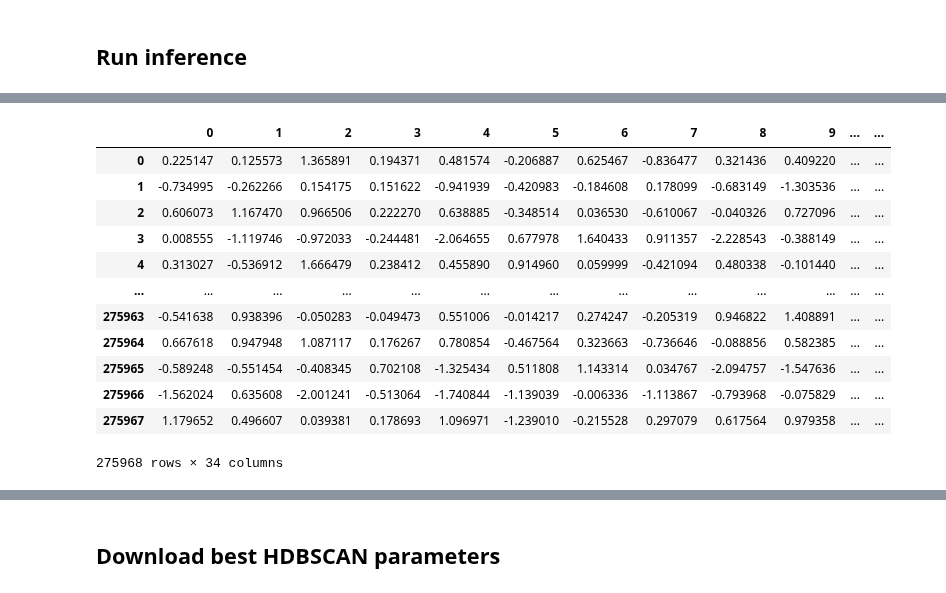
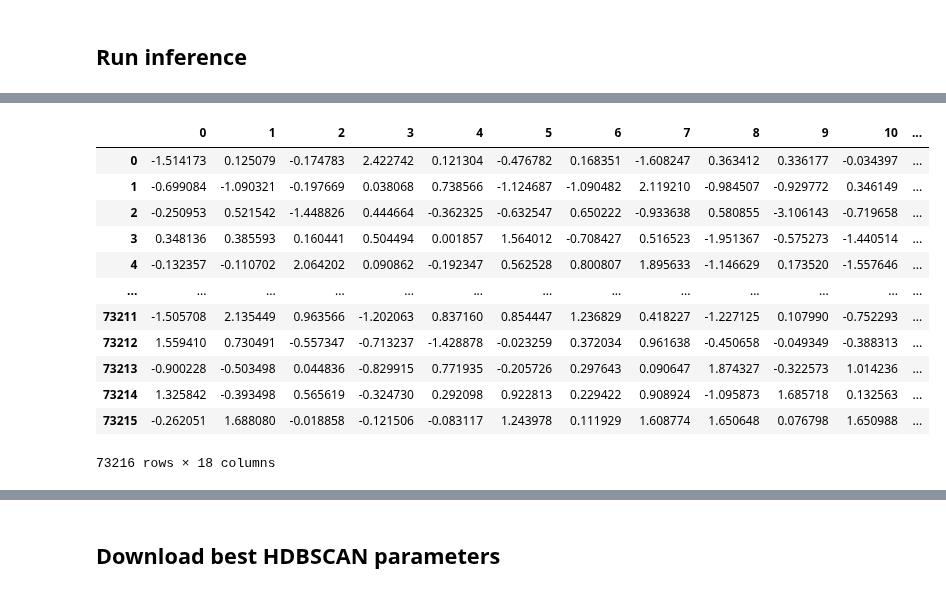
Before and after one commit to hits-sdo/hits-sdo-similaritysearch, a Jupyter notebook: search_byol/byol_index_retrieval_pl.ipynb, the cells around one changed output, grey strips where cells are left out. Saved outputs shown, nothing was run; the diff lists cells and outputs as text; code cells hidden in the pictures.

```diff
--- a/search_byol/byol_index_retrieval_pl.ipynb
+++ b/search_byol/byol_index_retrieval_pl.ipynb
@@ -205,9 +210,13 @@ wandb: Appending key for api.wandb.ai to your netrc file: /root/.netrc
 
 # Multiwavelength r:211 g:193 b:171
 # data_type = 'r:211 g:193 b:171'
-data_type = 'r:211 g:193 b:171 extended'
-data_path = '/content/AIA211_193_171_Miniset'
+# data_type = 'r:211 g:193 b:171 extended'
+# data_path = '/content/AIA211_193_171_Miniset'
 # data_path = 'D:/Mis Documentos/AAResearch/SEARCH/hits-sdo-downloader/AIA211_193_171_Miniset_combined/AIA211_193_171_Miniset'
+
+# Multiwavelength r:211 g:193 b:171 256x256
+data_type = 'r:211 g:193 b:171 256x256'
+data_path = '/content/AIA211_193_171_256x256'
 
 # Multiwavelength r:304 g:211 b:171
 # data_type = 'r:304 g:211 b:171'
@@ -232,8 +241,8 @@ loss = 'contrast'   # 'contrast' or 'cos'
 learning_rate = 0.1
 cosine_scheduler_start = .1
 cosine_scheduler_end = 1.0
-projection_size = 32
-prediction_size = 32
+projection_size = 16
+prediction_size = 16
 
 notes = ""
 name = f"{initial}-ds{data_stride}_bs{batch_size}_lr{learning_rate}_{augmentation}aug_ss{cosine_scheduler_start}_se{cosine_scheduler_end}_pjs{projection_size}_pds{prediction_size}_{loss}"
@@ -335,8 +344,8 @@ class BYOL(pl.LightningModule):
 # %% [markdown]
 ## Download and load checkpoint
 # %%
-run_path = 'search-byol/search-byol-for_real/a01y9vut'
-checkpoint = 'AMJ-ds1_bs512_lr0.1_doubleaug_ss0.1_se1.0_pjs32_pds32_contrast_.pt'
+run_path = 'search-byol/search-byol-for_real/bmq5wt8g'
+checkpoint = 'MT-ds1_bs64_lr0.1_doubleaug_ss0.1_se1.0_pjs16_pds16_contrast_.pt'
 best_model = wandb.restore(checkpoint, run_path=run_path)
 # %%
 model = BYOL(lr=learning_rate, projection_size=projection_size, prediction_size=prediction_size, cosine_scheduler_start=cosine_scheduler_start, cosine_scheduler_end=cosine_scheduler_end, loss=loss)
@@ -409,10 +421,10 @@ embeddings_index
 # %%
 # Select random embedding
-embeddings_index.iloc[:,:32].values
+embeddings_index.iloc[:,:16].values
 query_index = np.random.choice(embeddings_index.shape[0], size=1)
-query_embedding = embeddings_index.iloc[query_index,:32]
+query_embedding = embeddings_index.iloc[query_index,:16]
 
 print(query_embedding.shape)
-print(embeddings_index.iloc[:,:32].values.shape)
+print(embeddings_index.iloc[:,:16].values)
 print(embeddings_index.shape)
 # %% [output]
@@ -424,22 +448,22 @@ print(embeddings_index.shape)
 from sklearn.metrics.pairwise import cosine_similarity
 # %%
 # Calculate cosine sim on all embeddings compared to query_embedding
-embeddings_index['cosine_similarity'] = cosine_similarity(embeddings_index.iloc[:,:32].values, query_embedding)
+embeddings_index['cosine_similarity'] = cosine_similarity(embeddings_index.iloc[:,:16].values, query_embedding)
 embeddings_index
 # %% [output]
-|  | 0 | 1 | 2 | 3 | 4 | 5 | 6 | 7 | 8 | 9 | ... | ... |
-| 0 | 0.225147 | 0.125573 | 1.365891 | 0.194371 | 0.481574 | -0.206887 | 0.625467 | -0.836477 | 0.321436 | 0.409220 | ... | ... |
-| 1 | -0.734995 | -0.262266 | 0.154175 | 0.151622 | -0.941939 | -0.420983 | -0.184608 | 0.178099 | -0.683149 | -1.303536 | ... | ... |
-| 2 | 0.606073 | 1.167470 | 0.966506 | 0.222270 | 0.638885 | -0.348514 | 0.036530 | -0.610067 | -0.040326 | 0.727096 | ... | ... |
-| 3 | 0.008555 | -1.119746 | -0.972033 | -0.244481 | -2.064655 | 0.677978 | 1.640433 | 0.911357 | -2.228543 | -0.388149 | ... | ... |
-| 4 | 0.313027 | -0.536912 | 1.666479 | 0.238412 | 0.455890 | 0.914960 | 0.059999 | -0.421094 | 0.480338 | -0.101440 | ... | ... |
+|  | 0 | 1 | 2 | 3 | 4 | 5 | 6 | 7 | 8 | 9 | 10 | ... |
+| 0 | -1.514173 | 0.125079 | -0.174783 | 2.422742 | 0.121304 | -0.476782 | 0.168351 | -1.608247 | 0.363412 | 0.336177 | -0.034397 | ... |
+| 1 | -0.699084 | -1.090321 | -0.197669 | 0.038068 | 0.738566 | -1.124687 | -1.090482 | 2.119210 | -0.984507 | -0.929772 | 0.346149 | ... |
+| 2 | -0.250953 | 0.521542 | -1.448826 | 0.444664 | -0.362325 | -0.632547 | 0.650222 | -0.933638 | 0.580855 | -3.106143 | -0.719658 | ... |
+| 3 | 0.348136 | 0.385593 | 0.160441 | 0.504494 | 0.001857 | 1.564012 | -0.708427 | 0.516523 | -1.951367 | -0.575273 | -1.440514 | ... |
+| 4 | -0.132357 | -0.110702 | 2.064202 | 0.090862 | -0.192347 | 0.562528 | 0.800807 | 1.895633 | -1.146629 | 0.173520 | -1.557646 | ... |
 | ... | ... | ... | ... | ... | ... | ... | ... | ... | ... | ... | ... | ... |
-| 275963 | -0.541638 | 0.938396 | -0.050283 | -0.049473 | 0.551006 | -0.014217 | 0.274247 | -0.205319 | 0.946822 | 1.408891 | ... | ... |
-| 275964 | 0.667618 | 0.947948 | 1.087117 | 0.176267 | 0.780854 | -0.467564 | 0.323663 | -0.736646 | -0.088856 | 0.582385 | ... | ... |
-| 275965 | -0.589248 | -0.551454 | -0.408345 | 0.702108 | -1.325434 | 0.511808 | 1.143314 | 0.034767 | -2.094757 | -1.547636 | ... | ... |
-| 275966 | -1.562024 | 0.635608 | -2.001241 | -0.513064 | -1.740844 | -1.139039 | -0.006336 | -1.113867 | -0.793968 | -0.075829 | ... | ... |
-| 275967 | 1.179652 | 0.496607 | 0.039381 | 0.178693 | 1.096971 | -1.239010 | -0.215528 | 0.297079 | 0.617564 | 0.979358 | ... | ... |
+| 73211 | -1.505708 | 2.135449 | 0.963566 | -1.202063 | 0.837160 | 0.854447 | 1.236829 | 0.418227 | -1.227125 | 0.107990 | -0.752293 | ... |
+| 73212 | 1.559410 | 0.730491 | -0.557347 | -0.713237 | -1.428878 | -0.023259 | 0.372034 | 0.961638 | -0.450658 | -0.049349 | -0.388313 | ... |
+| 73213 | -0.900228 | -0.503498 | 0.044836 | -0.829915 | 0.771935 | -0.205726 | 0.297643 | 0.090647 | 1.874327 | -0.322573 | 1.014236 | ... |
+| 73214 | 1.325842 | -0.393498 | 0.565619 | -0.324730 | 0.292098 | 0.922813 | 0.229422 | 0.908924 | -1.095873 | 1.685718 | 0.132563 | ... |
+| 73215 | -0.262051 | 1.688080 | -0.018858 | -0.121506 | -0.083117 | 1.243978 | 0.111929 | 1.608774 | 1.650648 | 0.076798 | 1.650988 | ... |
-275968 rows × 34 columns
+73216 rows × 18 columns
 # %%
 # Get k nearest neighbors based on cosine_similarity
 query_neighbors = embeddings_index.sort_values(by=['cosine_similarity'], ascending=False)
```
Also changed, not shown: parts of 14 cells of this notebook.
